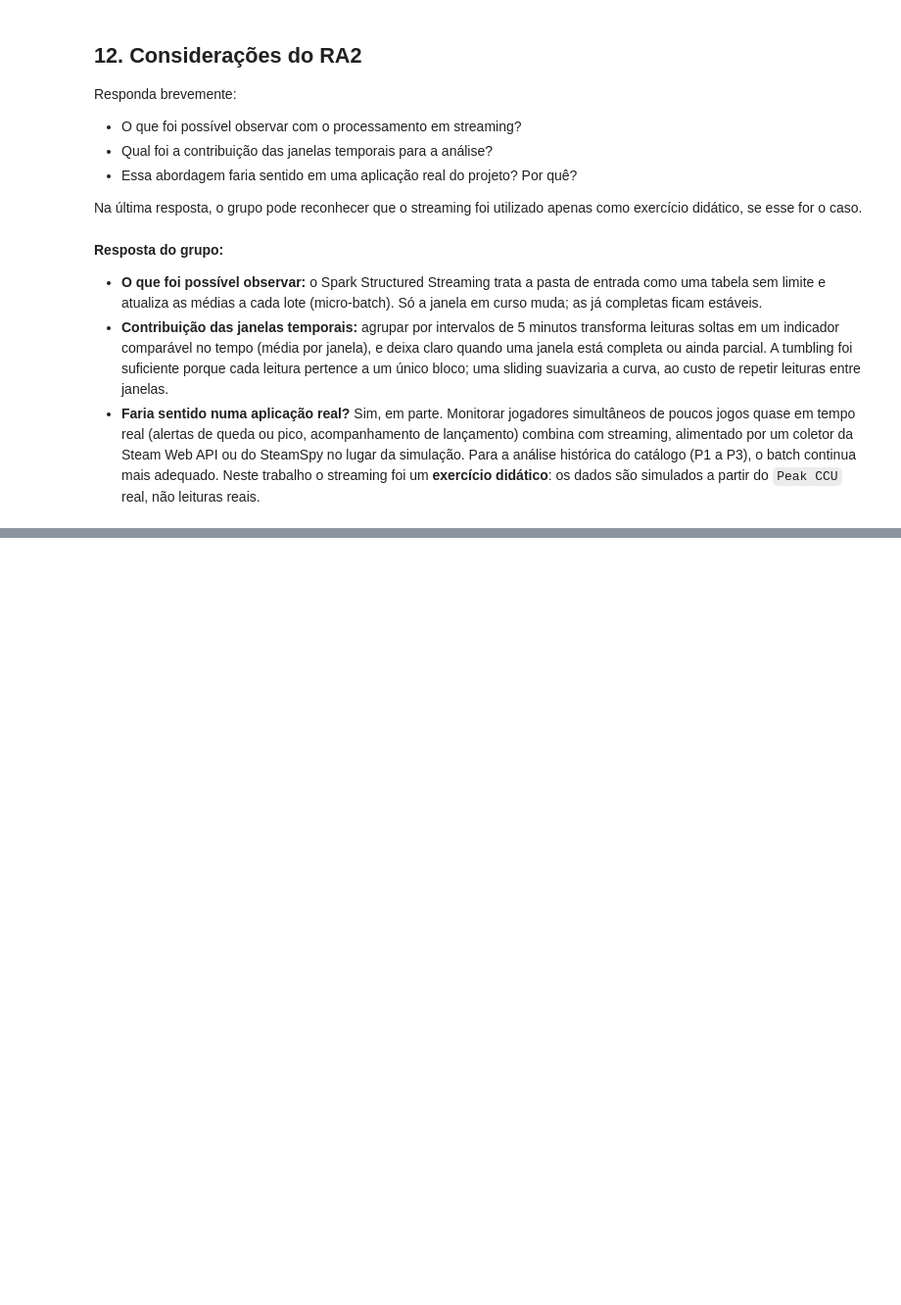
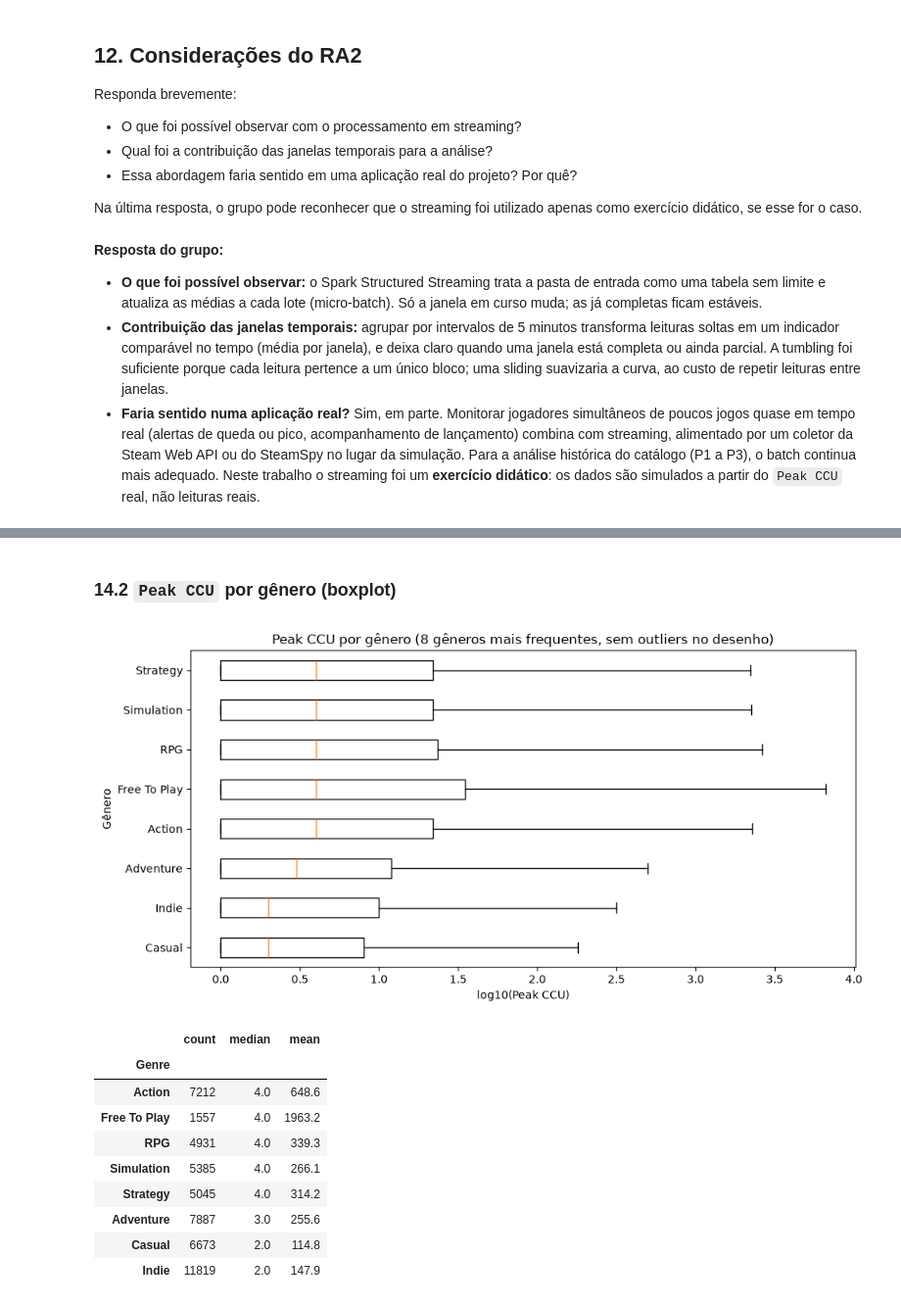
Before and after one commit to LucasStop/pjbl-steam-analytics, a Jupyter notebook: Notebooks/projeto_data_analytics.ipynb, the cells around one changed output, grey strips where cells are left out. Shown at 98% size. Saved outputs shown, nothing was run; the diff lists cells and outputs as text; code cells hidden in the pictures; blank space fills up the shorter version.

```diff
--- a/Notebooks/projeto_data_analytics.ipynb
+++ b/Notebooks/projeto_data_analytics.ipynb
@@ -516,0 +602,29 @@ Na última resposta, o grupo pode reconhecer que o streaming foi utilizado apena
+# %% [markdown]
+### 14.2 `Peak CCU` por gênero (boxplot)
+# %%
+por_genero = com_ccu.assign(Genre=com_ccu["Genres"].str.split(",")).explode("Genre")
+por_genero["Genre"] = por_genero["Genre"].str.strip()
+por_genero = por_genero[por_genero["Genre"] != "Not specified"]
+top_generos = por_genero["Genre"].value_counts().head(8).index
+ordem = por_genero[por_genero["Genre"].isin(top_generos)].groupby("Genre")["Peak CCU"].median().sort_values().index
+
+fig, eixo = plt.subplots(figsize=(10, 5))
+eixo.boxplot([np.log10(por_genero.loc[por_genero["Genre"] == g, "Peak CCU"]) for g in ordem],
+             tick_labels=ordem, orientation="horizontal", showfliers=False)
+eixo.set(title="Peak CCU por gênero (8 gêneros mais frequentes, sem outliers no desenho)",
+         xlabel="log10(Peak CCU)", ylabel="Gênero")
+plt.tight_layout()
+plt.show()
+display(por_genero[por_genero["Genre"].isin(top_generos)].groupby("Genre")["Peak CCU"].agg(["count", "median", "mean"]).sort_values("median", ascending=False).round(1))
+# %% [output]
+[figure, added]
+|  | count | median | mean |
+| Genre |  |  |  |
+| Action | 7212 | 4.0 | 648.6 |
+| Free To Play | 1557 | 4.0 | 1963.2 |
+| RPG | 4931 | 4.0 | 339.3 |
+| Simulation | 5385 | 4.0 | 266.1 |
+| Strategy | 5045 | 4.0 | 314.2 |
+| Adventure | 7887 | 3.0 | 255.6 |
+| Casual | 6673 | 2.0 | 114.8 |
+| Indie | 11819 | 2.0 | 147.9 |
```
Also changed, not shown: parts of 28 cells of this notebook, 2 other files.
